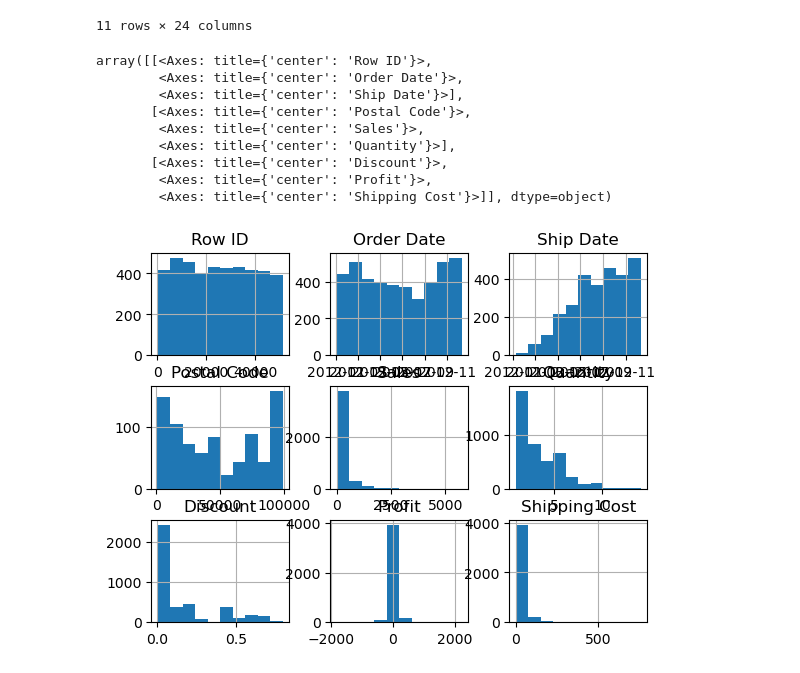
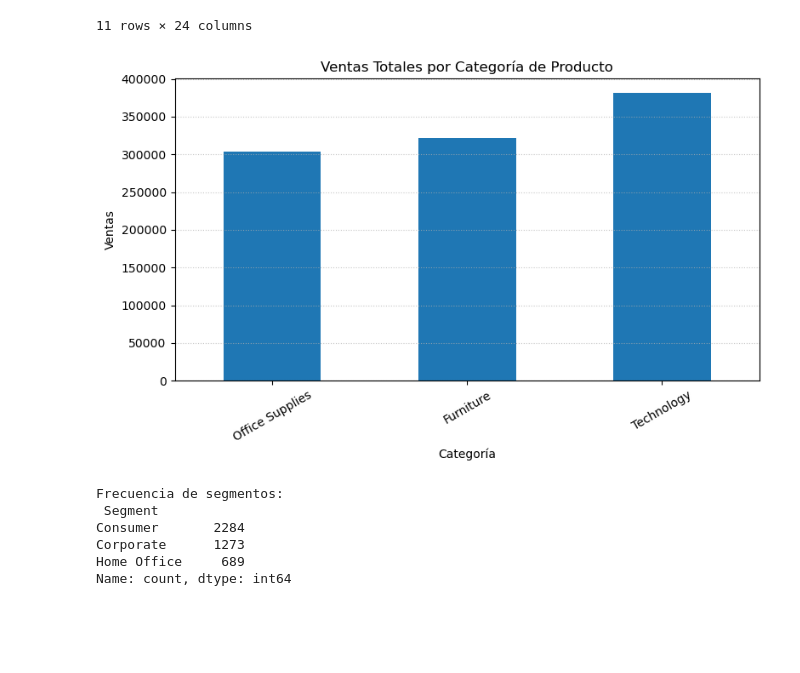
Before and after one commit to pablooiiribarren/UNIR-Trabajo-4-Visualizacion-de-datos-con-Matplotlib-y-Seaborn, a Jupyter notebook: datos.ipynb, the cells around one changed output. Cells and saved outputs as stored; diff of their text form; code cells hidden in the pictures; blank space fills up the shorter version.

Commit message:
grafico de barras y frecuencia de segmentos

```diff
--- a/datos.ipynb
+++ b/datos.ipynb
@@ -56,17 +56,33 @@ memory usage: 796.3+ KB
 | max | 51289.000000 | NaN | 2012-12-12 00:00:00 | 2012-12-12 00:00:00 | NaN | NaN | NaN | NaN | NaN | ... |
 | std | 14711.393243 | NaN | NaN | NaN | NaN | NaN | NaN | NaN | NaN | ... |
 11 rows × 24 columns
+# %%
+# Creación de visualizaciones univariantes con Matplotlib
+ventas_por_categoria = df.groupby('Category')['Sales'].sum().sort_values(ascending=True)
+
+# Creación del gráfico de barras
+plt.figure(figsize=(8, 5))
+ventas_por_categoria.plot(kind='bar')
+
+# Personalización del gráfico
+plt.title('Ventas Totales por Categoría de Producto')
+plt.xlabel('Categoría')
+plt.ylabel('Ventas')
+plt.xticks(rotation=30)
+plt.tight_layout()
+plt.grid(axis='y', linestyle='dotted', alpha=0.7)
+
+plt.show()
+# %% [output]
+[figure, added]
 # %%
-# Creación de visualizaciones univariantes con Matplotlib
-df.hist("")
+# Creación de la frecuencia de una variable categórica (Segment)
+segmentos = df['Segment'].value_counts()
+print("Frecuencia de segmentos:\n", segmentos)
 # %% [output]
-array([[<Axes: title={'center': 'Row ID'}>,
-        <Axes: title={'center': 'Order Date'}>,
-        <Axes: title={'center': 'Ship Date'}>],
-       [<Axes: title={'center': 'Postal Code'}>,
-        <Axes: title={'center': 'Sales'}>,
-        <Axes: title={'center': 'Quantity'}>],
-       [<Axes: title={'center': 'Discount'}>,
-        <Axes: title={'center': 'Profit'}>,
-        <Axes: title={'center': 'Shipping Cost'}>]], dtype=object)
+Frecuencia de segmentos:
+ Segment
+Consumer       2284
+Corporate      1273
+Home Office     689
+Name: count, dtype: int64
-[figure, removed]
```
